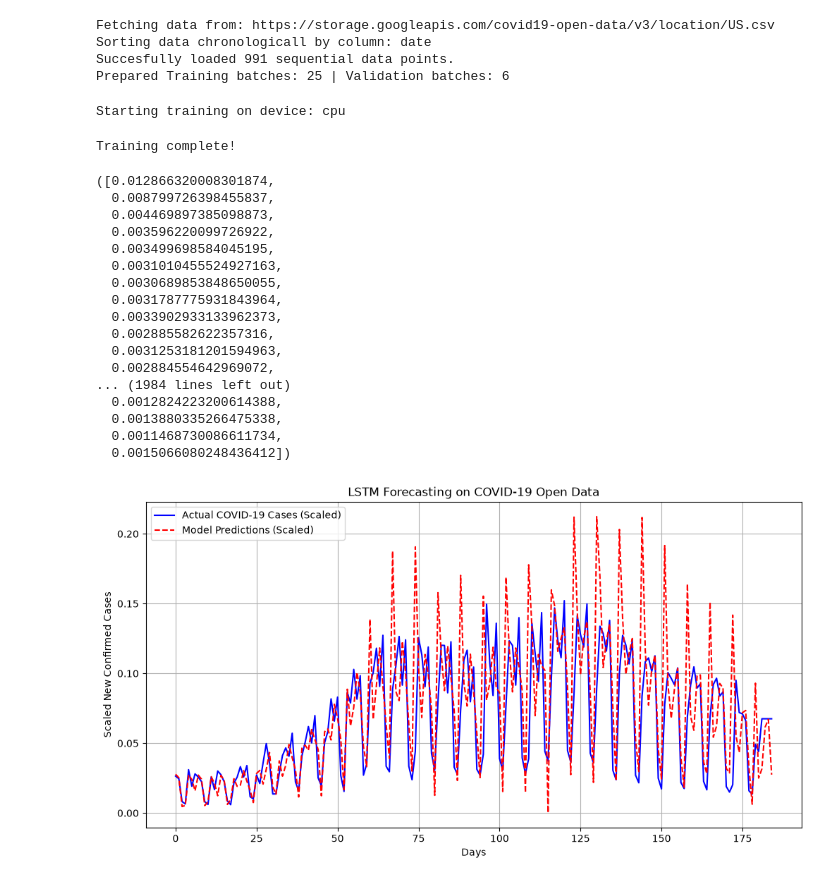
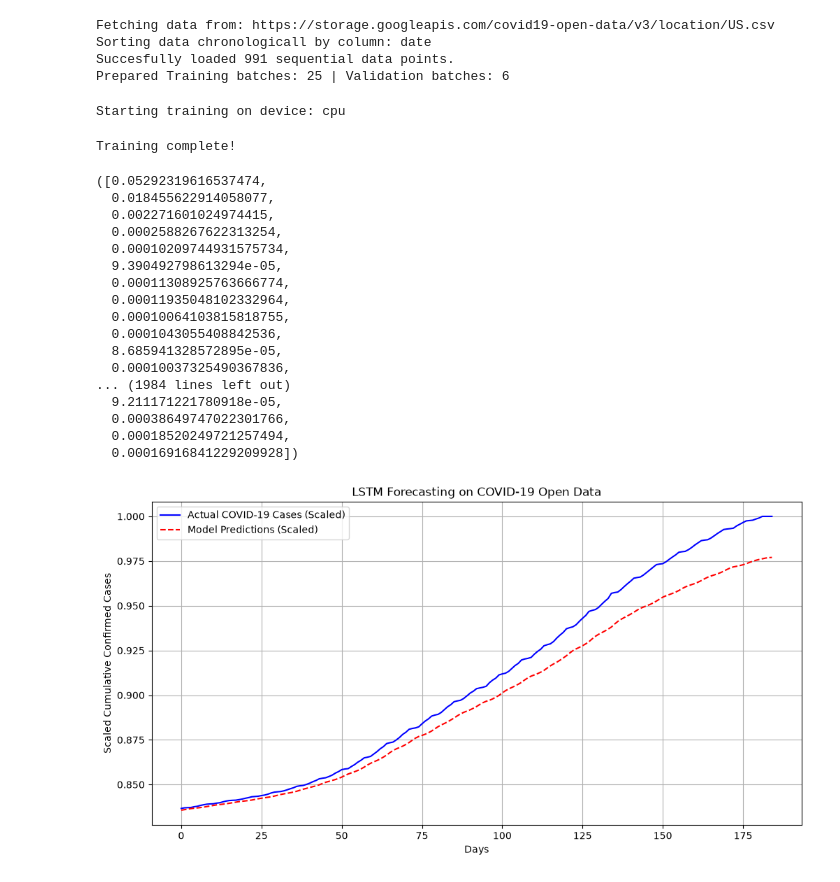
Before and after one commit to rukpakawong/learning-RNNs, a Jupyter notebook: notebooks/experiment.ipynb, the cells around one changed output. Saved outputs shown, nothing was run; the diff lists cells and outputs as text; code cells hidden in the pictures.

Commit message:
Modify target input from str to str_list

```diff
--- a/notebooks/experiment.ipynb
+++ b/notebooks/experiment.ipynb
@@ -30,7 +30,7 @@ data_url = "https://storage.googleapis.com/covid19-open-data/v3/location/US.csv"
 # Safely unpack the data reader results regardless of which version you have
 results = load_and_prepare_time_series_data(
     filepath_or_url=data_url,
-    target_column="new_confirmed",
+    target_column=['cumulative_confirmed'],
     date_column="date",
     seq_length=14,
     batch_size=32,
@@ -59,46 +59,46 @@ trainer.train(train_loader=train_loader, val_loader=val_loader, epochs=1000)
 # %% [output]
 Starting training on device: cpu
 Training complete!
-([0.012866320008301874,
-  0.008799726398455837,
-  0.004469897385098873,
-  0.003596220099726922,
-  0.003499698584045195,
-  0.0031010455524927163,
-  0.0030689853848650055,
-  0.0031787775931843964,
-  0.0033902933133962373,
-  0.002885582622357316,
-  0.0031253181201594963,
-  0.002884554642969072,
+([0.05292319616537474,
+  0.018455622914058077,
+  0.002271601024974415,
+  0.0002588267622313254,
+  0.00010209744931575734,
+  9.390492798613294e-05,
+  0.00011308925763666774,
+  0.00011935048102332964,
+  0.00010064103815818755,
+  0.0001043055408842536,
+  8.685941328572895e-05,
+  0.00010037325490367836,
 ... (1984 lines left out)
-  0.0012824223200614388,
-  0.0013880335266475338,
-  0.0011468730086611734,
-  0.0015066080248436412])
+  9.211171221780918e-05,
+  0.00038649747022301766,
+  0.00018520249721257494,
+  0.00016916841229209928])
 # %%
 model.eval()
 
 actuals = []
 predictions = []
 
 with torch.no_grad():
     for batch_x, batch_y in val_loader:
         batch_x = batch_x.to(trainer.device)
         preds = model(batch_x)
 
         actuals.extend(batch_y.cpu().numpy().flatten())
         predictions.extend(preds.cpu().numpy().flatten())
 
 # Plotting the validation data
 plt.figure(figsize=(12, 6))
 plt.plot(actuals, label="Actual COVID-19 Cases (Scaled)", color="blue")
 plt.plot(predictions, label="Model Predictions (Scaled)", color="red", linestyle="--")
 plt.title("LSTM Forecasting on COVID-19 Open Data")
 plt.xlabel("Days")
-plt.ylabel("Scaled New Confirmed Cases")
+plt.ylabel("Scaled Cumulative Confirmed Cases")
 plt.legend()
 plt.grid(True)
 plt.show()
 # %% [output]
-[figure, old version]
+[figure, new version]
```
Also changed, not shown: 1 other file.
